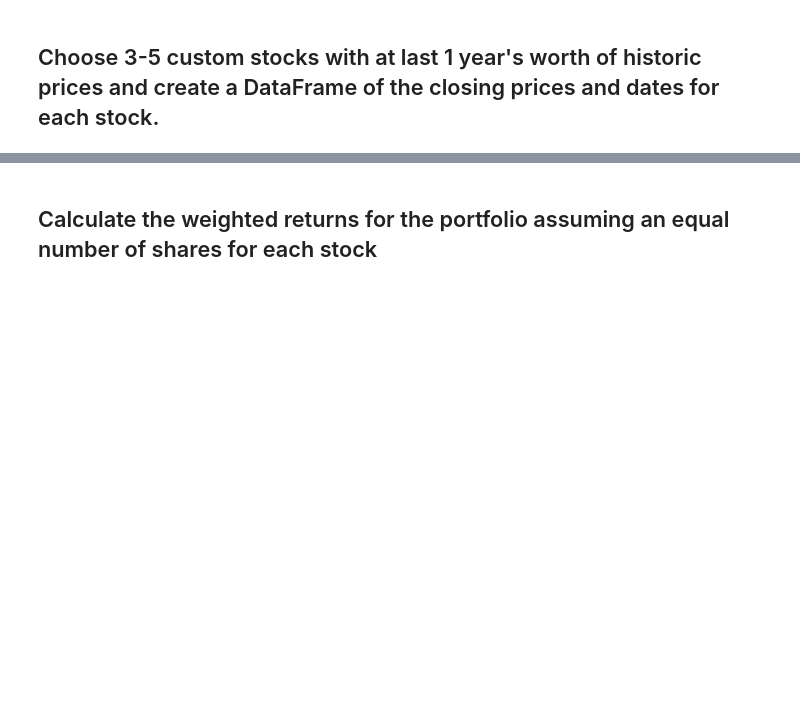
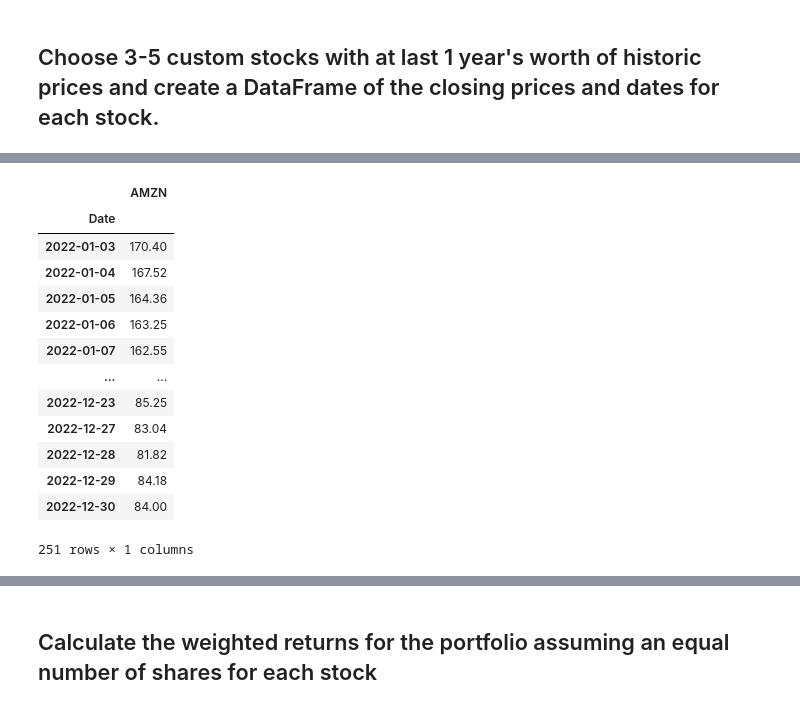
Before and after one commit to AnvithaChaluvadi/Module4Challenge, a Jupyter notebook: whale_analysis.ipynb, the cells around one changed output, grey strips where cells are left out. Saved outputs shown, nothing was run; the diff lists cells and outputs as text; code cells hidden in the pictures; blank space fills up the shorter version.

```diff
--- a/whale_analysis.ipynb
+++ b/whale_analysis.ipynb
@@ -411,10 +424,28 @@ goog_df.head()
 # %%
 # Reading data from 2nd stock
 amzn_csv = Path("../Whale-Analysis_Module4Challenge/Resources/AMZN.csv")
 # Using the file path to read the CSV into a DataFrame
 amzn_df = pd.read_csv(amzn_csv, index_col='Date', infer_datetime_format=True, parse_dates=True)
 amzn_df.sort_index(ascending=True,inplace=True)
 amzn_df.head()
+#Renaming column close
+amzn_df.rename(columns={'Close': 'AMZN'}, inplace=True)
+amzn_df
+# %% [output]
+|  | AMZN |
+| Date |  |
+| 2022-01-03 | 170.40 |
+| 2022-01-04 | 167.52 |
+| 2022-01-05 | 164.36 |
+| 2022-01-06 | 163.25 |
+| 2022-01-07 | 162.55 |
+| ... | ... |
+| 2022-12-23 | 85.25 |
+| 2022-12-27 | 83.04 |
+| 2022-12-28 | 81.82 |
+| 2022-12-29 | 84.18 |
+| 2022-12-30 | 84.00 |
+251 rows × 1 columns
 # %%
 # Reading data from 3rd stock
 mcd_csv = Path("../Whale-Analysis_Module4Challenge/Resources/MCD.csv")
```
Also changed, not shown: parts of 12 cells of this notebook, 5 other files.
